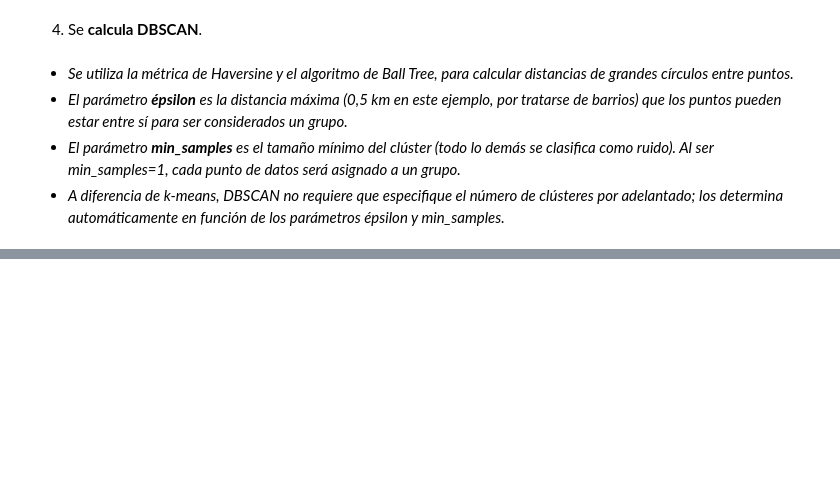
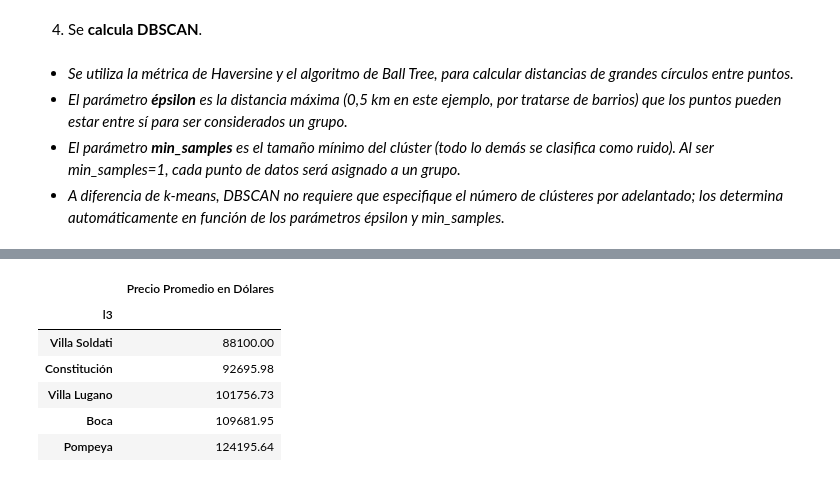
Before and after one commit to alseveso/AcamicaDS, a Jupyter notebook: Proyectos/Proyecto 2_Alejandra Seveso.ipynb, the cells around one changed output, grey strips where cells are left out. Drawn from its saved outputs; the diff is of its cells as text; code cells hidden in the pictures; blank space fills up the shorter version.

```diff
--- a/Proyectos/Proyecto 2_Alejandra Seveso.ipynb
+++ b/Proyectos/Proyecto 2_Alejandra Seveso.ipynb
@@ -1604,0 +1646,13 @@ def get_cmap(N):
+# %%
+table_2 = pd.pivot_table(barrios, values='price', index=['l3'], aggfunc=np.mean)
+mas_baratos = table_2.sort_values('price', ascending=True).iloc[:5]
+mas_baratos.columns = ['Precio Promedio en Dólares']
+mas_baratos
+# %% [output]
+|  | Precio Promedio en Dólares |
+| l3 |  |
+| Villa Soldati | 88100.00 |
+| Constitución | 92695.98 |
+| Villa Lugano | 101756.73 |
+| Boca | 109681.95 |
+| Pompeya | 124195.64 |
```
Also changed, not shown: parts of 42 cells of this notebook.
